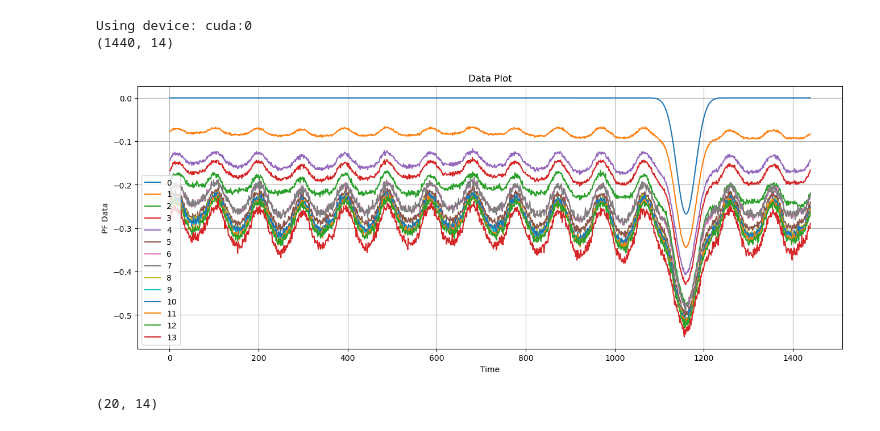
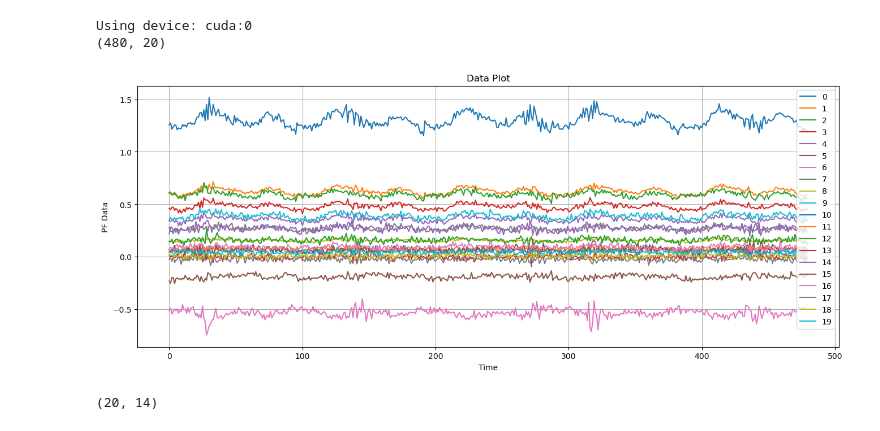
Before and after one commit to bizhili/power_grid_security, a Jupyter notebook: simple_encoder3.ipynb, the cells around one changed output. Drawn from its saved outputs; the diff is of its cells as text; code cells hidden in the pictures.

```diff
--- a/simple_encoder3.ipynb
+++ b/simple_encoder3.ipynb
@@ -10,37 +10,37 @@ from tqdm import tqdm
 device = torch.device('cuda:0' if torch.cuda.is_available() else 'cpu')
 print("Using device:", device)
 
 def read_excel_power(file_path= ""):
     pfData = pd.read_excel(file_path, engine='openpyxl', sheet_name=0, parse_dates=['Timestamp'])
     phaseData = pd.read_excel(file_path, engine='openpyxl', sheet_name=1, parse_dates=['Timestamp'])
     pfData.set_index('Timestamp', inplace=True)
     phaseData.set_index('Timestamp', inplace=True)
     pfData= pfData.to_numpy()
     phaseData= phaseData.to_numpy()
     #normalize
-    pfData= pfData/(np.sqrt(np.sum(np.square(pfData), 1, keepdims= True)))
+    #pfData= pfData/(np.sqrt(np.sum(np.square(pfData), 1, keepdims= True)))
 
     return pfData, phaseData
 attackPfData, attackPhaseData= read_excel_power("first round/attack_all.xlsx")
 PfData2, attackPhaseData2= read_excel_power("fdia_data.xlsx")
 basePfData, basePhaseData= read_excel_power("first round/base_all.xlsx")
 
-data= attackPhaseData2
+data= attackPfData
 print(data.shape)
 plt.figure(figsize=(16, 6))
 for i in range(data.shape[1]):
     #plt.plot(data.index, data[i], label=i)
     plt.plot(data[:, i], label=i)
 plt.title('Data Plot')
 plt.xlabel('Time')
 plt.ylabel('PF Data')
 plt.legend()
 plt.grid(True)
 plt.show()
 # %% [output]
 Using device: cuda:0
-(1440, 14)
+(480, 20)
-[figure, old version]
+[figure, new version]
 # %%
 from scipy.io import loadmat
 
```
Also changed, not shown: parts of 7 cells of this notebook, 17 other files.
